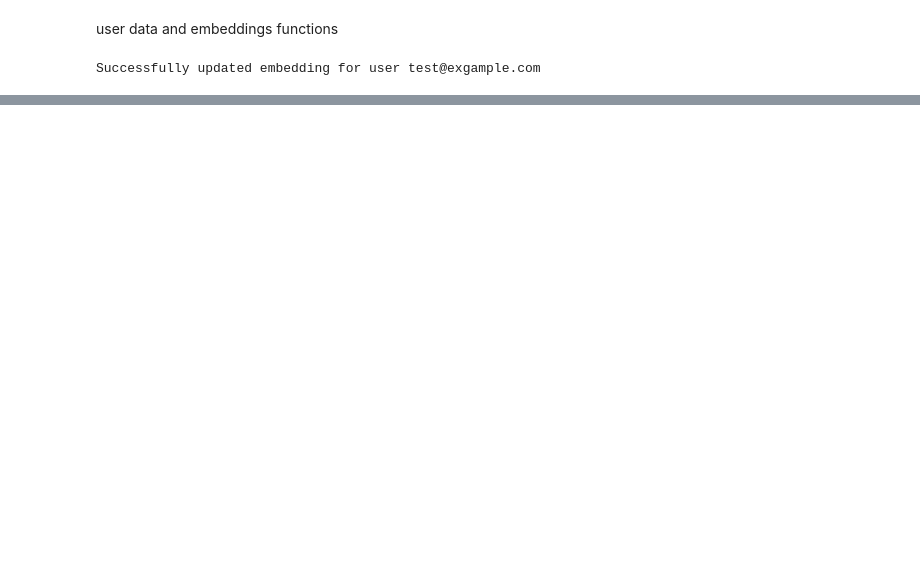
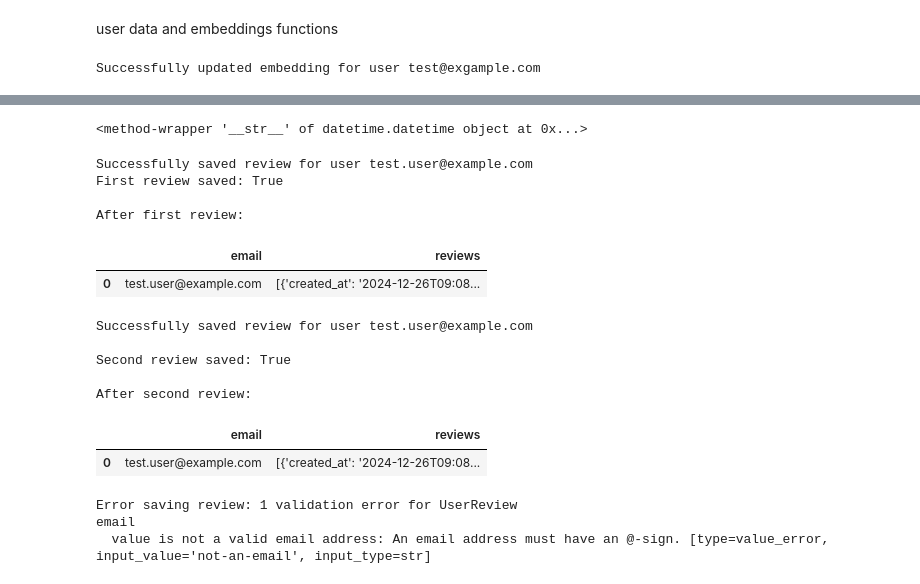
Before and after one commit to CharbelDaher34/recipe_recommendation_flutter_python, a Jupyter notebook: data/elastic.ipynb, the cells around one changed output, grey strips where cells are left out. Cells and saved outputs as stored; diff of their text form; code cells hidden in the pictures; blank space fills up the shorter version.

```diff
--- a/data/elastic.ipynb
+++ b/data/elastic.ipynb
@@ -978,0 +1030,57 @@ userembedding = torch.tensor(a.embedding, dtype=torch.float32)
+# %%
+datetime.now().__str__
+# %% [output]
+<method-wrapper '__str__' of datetime.datetime object at 0x...>
+# %%
+from datetime import datetime
+from models import Review
+
+# Test saving a new review for a user
+test_email = "test.user@example.com"
+test_review = Review(content="This is my first review!", created_at=str(datetime.now()))
+
+# First review - should create new document
+success = save_review(test_email, test_review)
+print(f"First review saved: {success}")
+
+# Verify the review was saved
+result = es.get(index="user_reviews", id=test_email)
+print("\nAfter first review:")
+display(pd.DataFrame([result["_source"]]))
+
+# Add a second review - should update existing document
+second_review = Review(
+    content="This is my second review!", created_at=str(datetime.now())
+)
+success = save_review(test_email, second_review)
+print(f"\nSecond review saved: {success}")
+
+# Verify both reviews are present
+result = es.get(index="user_reviews", id=test_email)
+print("\nAfter second review:")
+display(pd.DataFrame([result["_source"]]))
+
+# Test with invalid email (optional error case)
+try:
+    invalid_email = "not-an-email"
+    invalid_review = Review(content="This should fail", created_at=str(datetime.now()))
+    save_review(invalid_email, invalid_review)
+except Exception as e:
+    print(f"\nExpected error with invalid email: {e}")
+# %% [output]
+Successfully saved review for user test.user@example.com
+First review saved: True
+
+After first review:
+|  | email | reviews |
+| 0 | test.user@example.com | [{'created_at': '2024-12-26T09:08... |
+Successfully saved review for user test.user@example.com
+
+Second review saved: True
+
+After second review:
+|  | email | reviews |
+| 0 | test.user@example.com | [{'created_at': '2024-12-26T09:08... |
+Error saving review: 1 validation error for UserReview
+email
+  value is not a valid email address: An email address must have an @-sign. [type=value_error, input_value='not-an-email', input_type=str]
```
Also changed, not shown: parts of 3 cells of this notebook, 3 other files.
